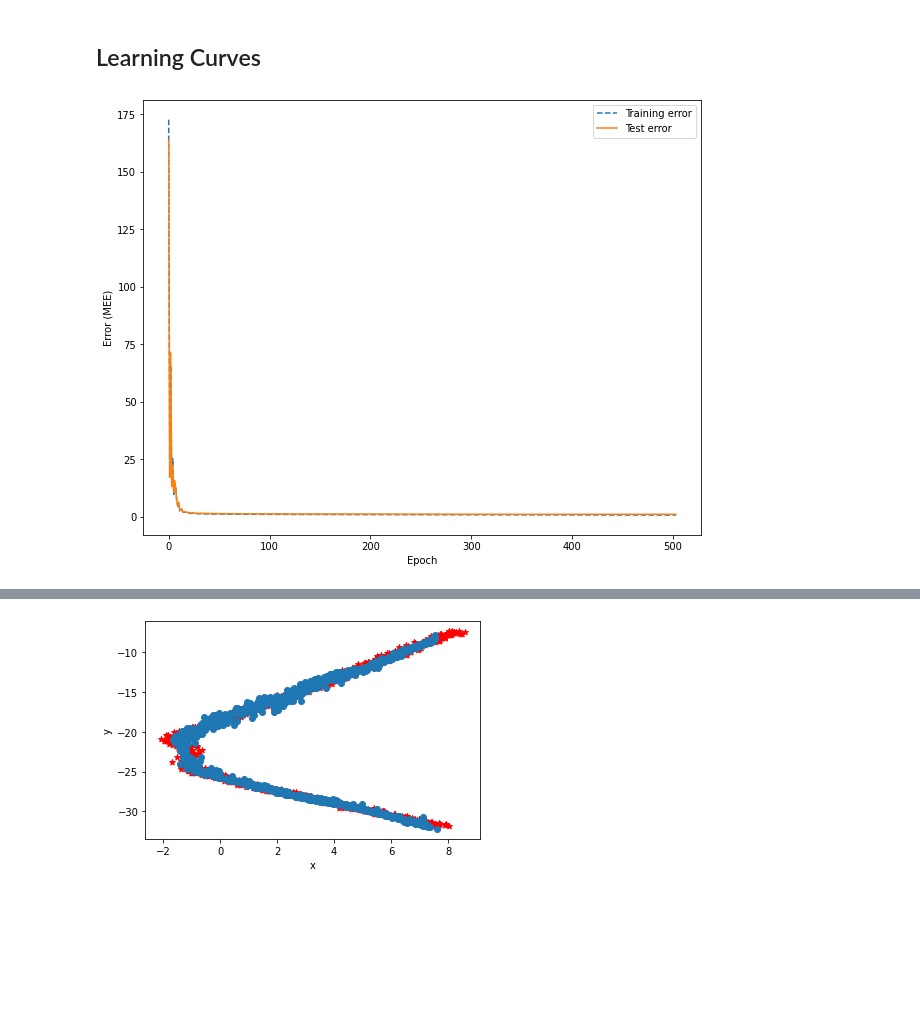
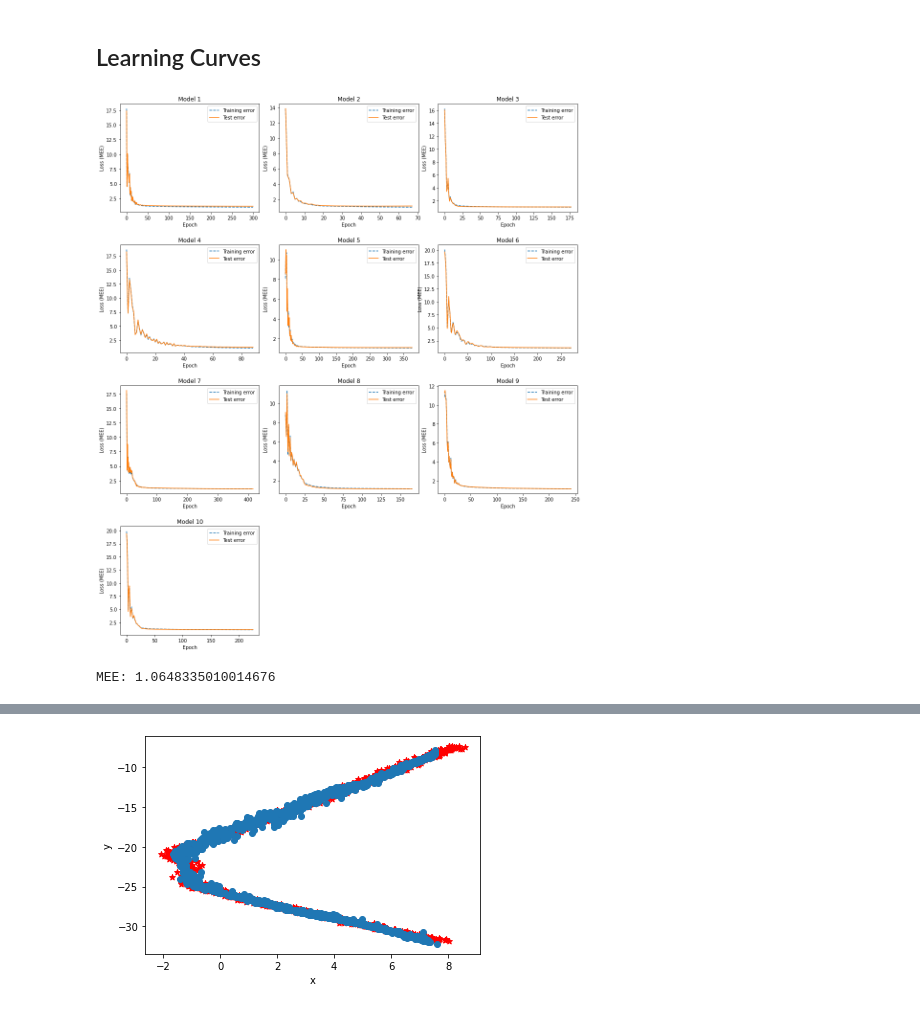
Before and after one commit to luca-santarella/ML-project, a Jupyter notebook: pytorch_CUP.ipynb, the cells around one changed output, grey strips where cells are left out. Cells and saved outputs as stored; diff of their text form; code cells hidden in the pictures; blank space fills up the shorter version.

Commit message:
added maxi plot

```diff
--- a/pytorch_CUP.ipynb
+++ b/pytorch_CUP.ipynb
@@ -476,10 +425,0 @@ EPOCHS = len(history)
-# %%
-eval_model = NeuralNetRegressor(
-    module = eval_module,
-    criterion=nn.MSELoss,
-    max_epochs=EPOCHS,
-    lr=LR,
-    batch_size=BATCH,
-    optimizer=torch.optim.SGD,
-    optimizer__momentum=MOMENTUM,
-)
@@ -508,2 +425,0 @@ train_scores, test_scores, train_loss, test_loss = fit_and_score(EPOCHS, eval_mo
-# %%
-plot_learning_curves(train_scores, test_scores, EPOCHS, "Loss (MSE)")
@@ -511,0 +426,8 @@ plot_learning_curves(train_scores, test_scores, EPOCHS, "Loss (MSE)")
+# %%
+epochs_best_models = list()
+
+#fit every model
+for model in best_models:
+    model.fit(X,y)
+    EPOCHS = len(model.history)
+    epochs_best_models.append(EPOCHS)
@@ -511,0 +470,10 @@ plot_learning_curves(train_scores, test_scores, EPOCHS, "Loss (MSE)")
+# %%
+loss_train_best_models = list()
+loss_test_best_models = list()
+
+for i in range(len(eval_best_models)):
+    epochs = epochs_best_models[i]
+    eval_model = eval_best_models[i]
+    score_train, score_test, loss_train, loss_test = fit_and_score(epochs, eval_model, X, y, X_test, y_test)
+    loss_train_best_models.append(loss_train)
+    loss_test_best_models.append(loss_test)
@@ -512,6 +498,2 @@ plot_learning_curves(train_scores, test_scores, EPOCHS, "Loss (MSE)")
 # %% [markdown]
 ## Learning Curves
-# %%
-plot_learning_curves(train_scores, test_scores, EPOCHS, "Error (MEE)")
-# %% [output]
-[figure, removed]
@@ -527,5 +500,29 @@ def plot_coordinates(y_predicted, true_y = None):
+# %%
+fig, axes = plt.subplots(4, 3, figsize=(14,16))
+axes = axes.flatten()
+fig.tight_layout()
+
+for i in range(len(eval_best_models)):
+    epochs = epochs_best_models[i]
+    loss_train = loss_train_best_models[i]
+    loss_test = loss_test_best_models[i]
+    plot_learning_curves(loss_train, loss_test, epochs, "Loss (MEE)", axes[i], i)
+
+fig.subplots_adjust(hspace=0.3)
+fig.delaxes(axes[10])
+fig.delaxes(axes[11])
+# %% [output]
+[figure, added]
 # %%
 ### Predicted points on internal test set
+# %%
+y_pred_voting_ens_train_test = np.average(y_predictions_train, axis=0)
+y_pred_voting_ens_internal_test = np.average(y_predictions_internal_test, axis=0)
+y_pred_voting_ens_blind_test = np.average(y_predictions_blind_test, axis=0)
+
+print(f"MEE: {mee(y_test, y_pred_voting_ens_internal_test)}")
+# %% [output]
+MEE: 1.0648335010014676
 # %%
 plot_coordinates(y_predicted_test, y_test)
 # %% [output]
```
Also changed, not shown: parts of 29 cells of this notebook, 2 other files.
